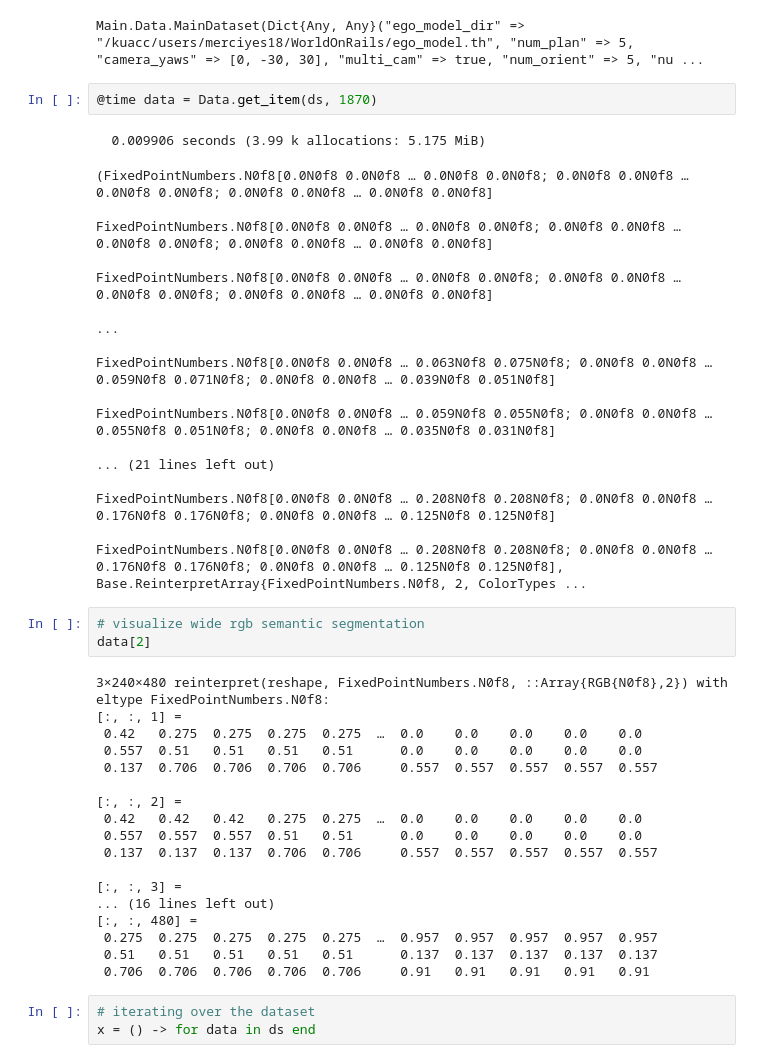
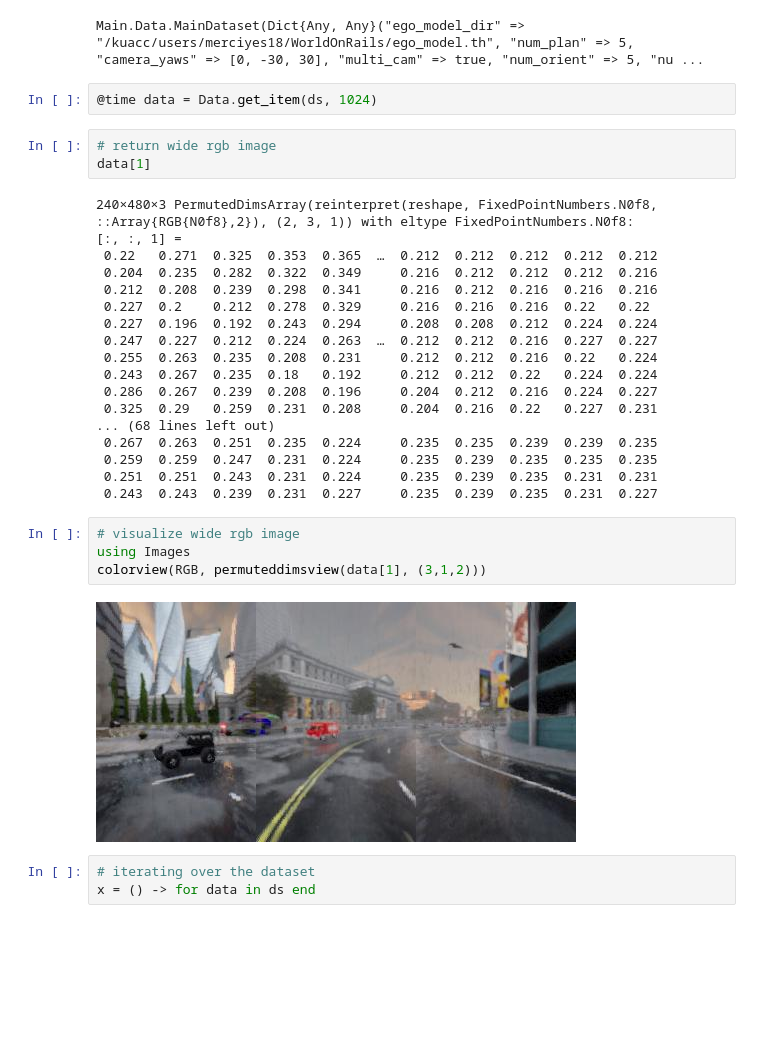
Before and after one commit to eneserciyes/world_on_rails.jl, a Jupyter notebook: models/baseline.ipynb, the cells around one changed output. Drawn from its saved outputs; the diff is of its cells as text; blank space fills up the shorter version.

```diff
--- a/models/baseline.ipynb
+++ b/models/baseline.ipynb
@@ -18,47 +18,34 @@ ds = Data.MainDataset(DATA_ROOT, CONFIG_PATH)
 /home/enes/avg/WoR/dataset: 1877 frames x 3
 Main.Data.MainDataset(Dict{Any, Any}("ego_model_dir" => "/kuacc/users/merciyes18/WorldOnRails/ego_model.th", "num_plan" => 5, "camera_yaws" => [0, -30, 30], "multi_cam" => true, "num_orient" => 5, "nu ...
 # %%
-@time data = Data.get_item(ds, 1870)
+@time data = Data.get_item(ds, 1024)
-# %% [output]
-  0.009906 seconds (3.99 k allocations: 5.175 MiB)
-(FixedPointNumbers.N0f8[0.0N0f8 0.0N0f8 … 0.0N0f8 0.0N0f8; 0.0N0f8 0.0N0f8 … 0.0N0f8 0.0N0f8; 0.0N0f8 0.0N0f8 … 0.0N0f8 0.0N0f8]
-
-FixedPointNumbers.N0f8[0.0N0f8 0.0N0f8 … 0.0N0f8 0.0N0f8; 0.0N0f8 0.0N0f8 … 0.0N0f8 0.0N0f8; 0.0N0f8 0.0N0f8 … 0.0N0f8 0.0N0f8]
-
-FixedPointNumbers.N0f8[0.0N0f8 0.0N0f8 … 0.0N0f8 0.0N0f8; 0.0N0f8 0.0N0f8 … 0.0N0f8 0.0N0f8; 0.0N0f8 0.0N0f8 … 0.0N0f8 0.0N0f8]
-
-...
-
-FixedPointNumbers.N0f8[0.0N0f8 0.0N0f8 … 0.063N0f8 0.075N0f8; 0.0N0f8 0.0N0f8 … 0.059N0f8 0.071N0f8; 0.0N0f8 0.0N0f8 … 0.039N0f8 0.051N0f8]
-
-FixedPointNumbers.N0f8[0.0N0f8 0.0N0f8 … 0.059N0f8 0.055N0f8; 0.0N0f8 0.0N0f8 … 0.055N0f8 0.051N0f8; 0.0N0f8 0.0N0f8 … 0.035N0f8 0.031N0f8]
-
-... (21 lines left out)
-
-FixedPointNumbers.N0f8[0.0N0f8 0.0N0f8 … 0.208N0f8 0.208N0f8; 0.0N0f8 0.0N0f8 … 0.176N0f8 0.176N0f8; 0.0N0f8 0.0N0f8 … 0.125N0f8 0.125N0f8]
-
-FixedPointNumbers.N0f8[0.0N0f8 0.0N0f8 … 0.208N0f8 0.208N0f8; 0.0N0f8 0.0N0f8 … 0.176N0f8 0.176N0f8; 0.0N0f8 0.0N0f8 … 0.125N0f8 0.125N0f8], Base.ReinterpretArray{FixedPointNumbers.N0f8, 2, ColorTypes ...
 # %%
-# visualize wide rgb semantic segmentation
-data[2]
+# return wide rgb image
+data[1]
 # %% [output]
-3×240×480 reinterpret(reshape, FixedPointNumbers.N0f8, ::Array{RGB{N0f8},2}) with eltype FixedPointNumbers.N0f8:
+240×480×3 PermutedDimsArray(reinterpret(reshape, FixedPointNumbers.N0f8, ::Array{RGB{N0f8},2}), (2, 3, 1)) with eltype FixedPointNumbers.N0f8:
 [:, :, 1] =
- 0.42   0.275  0.275  0.275  0.275  …  0.0    0.0    0.0    0.0    0.0
- 0.557  0.51   0.51   0.51   0.51      0.0    0.0    0.0    0.0    0.0
- 0.137  0.706  0.706  0.706  0.706     0.557  0.557  0.557  0.557  0.557
-
-[:, :, 2] =
- 0.42   0.42   0.42   0.275  0.275  …  0.0    0.0    0.0    0.0    0.0
- 0.557  0.557  0.557  0.51   0.51      0.0    0.0    0.0    0.0    0.0
- 0.137  0.137  0.137  0.706  0.706     0.557  0.557  0.557  0.557  0.557
-
-[:, :, 3] =
-... (16 lines left out)
-[:, :, 480] =
- 0.275  0.275  0.275  0.275  0.275  …  0.957  0.957  0.957  0.957  0.957
- 0.51   0.51   0.51   0.51   0.51      0.137  0.137  0.137  0.137  0.137
- 0.706  0.706  0.706  0.706  0.706     0.91   0.91   0.91   0.91   0.91
+ 0.22   0.271  0.325  0.353  0.365  …  0.212  0.212  0.212  0.212  0.212
+ 0.204  0.235  0.282  0.322  0.349     0.216  0.212  0.212  0.212  0.216
+ 0.212  0.208  0.239  0.298  0.341     0.216  0.212  0.216  0.216  0.216
+ 0.227  0.2    0.212  0.278  0.329     0.216  0.216  0.216  0.22   0.22
+ 0.227  0.196  0.192  0.243  0.294     0.208  0.208  0.212  0.224  0.224
+ 0.247  0.227  0.212  0.224  0.263  …  0.212  0.212  0.216  0.227  0.227
+ 0.255  0.263  0.235  0.208  0.231     0.212  0.212  0.216  0.22   0.224
+ 0.243  0.267  0.235  0.18   0.192     0.212  0.212  0.22   0.224  0.224
+ 0.286  0.267  0.239  0.208  0.196     0.204  0.212  0.216  0.224  0.227
+ 0.325  0.29   0.259  0.231  0.208     0.204  0.216  0.22   0.227  0.231
+... (68 lines left out)
+ 0.267  0.263  0.251  0.235  0.224     0.235  0.235  0.239  0.239  0.235
+ 0.259  0.259  0.247  0.231  0.224     0.235  0.239  0.235  0.235  0.235
+ 0.251  0.251  0.243  0.231  0.224     0.235  0.239  0.235  0.231  0.231
+ 0.243  0.243  0.239  0.231  0.227     0.235  0.239  0.235  0.231  0.227
+# %%
+# visualize wide rgb image
+using Images
+colorview(RGB, permuteddimsview(data[1], (3,1,2)))
+# %% [output]
+[figure, added]
 # %%
 # iterating over the dataset
 x = () -> for data in ds end
```
Also changed, not shown: parts of 13 cells of this notebook, 5 other files.
